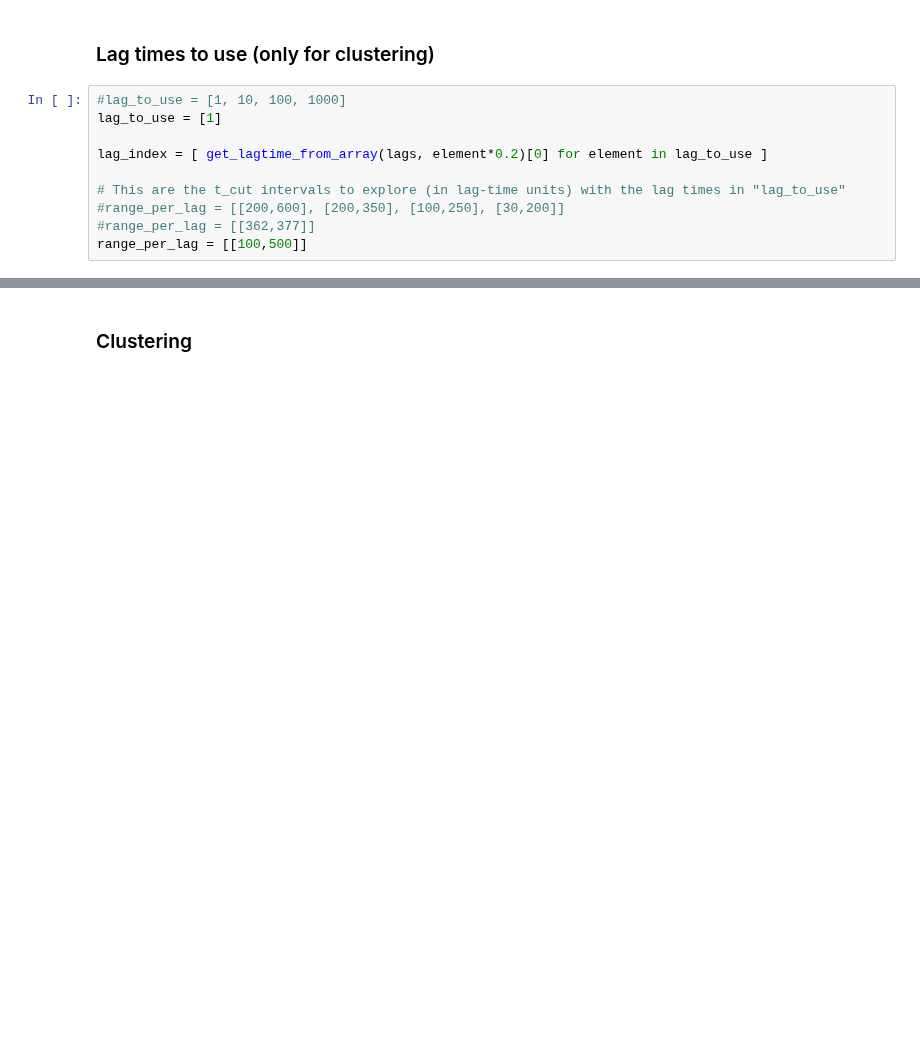
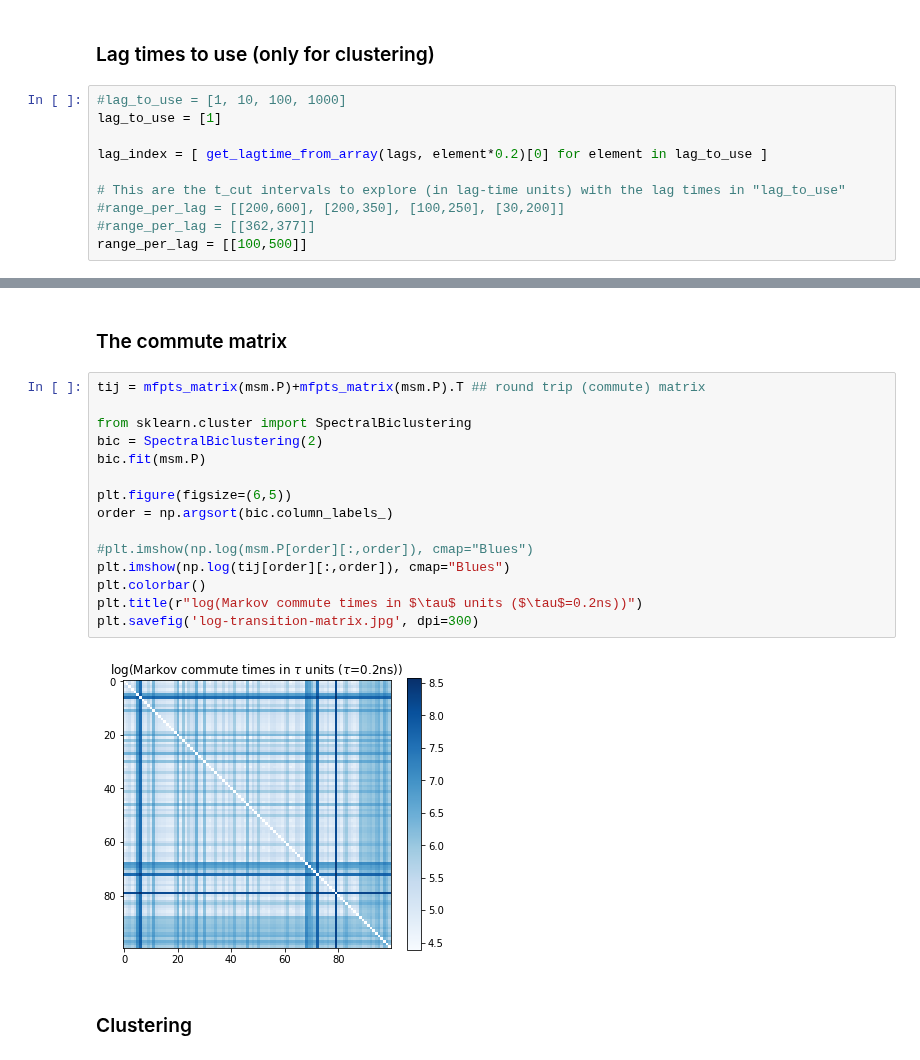
Before and after one commit to choderalab/msm-mfpt, a Jupyter notebook: models/Villin_model_postClustering2.ipynb, the cells around one changed output, grey strips where cells are left out. Cells and saved outputs as stored; diff of their text form; blank space fills up the shorter version.

```diff
--- a/models/Villin_model_postClustering2.ipynb
+++ b/models/Villin_model_postClustering2.ipynb
@@ -300,3 +326,22 @@ range_per_lag = [[100,500]]
+# %% [markdown]
+### The commute matrix
+# %%
+tij = mfpts_matrix(msm.P)+mfpts_matrix(msm.P).T ## round trip (commute) matrix
+
+from sklearn.cluster import SpectralBiclustering
+bic = SpectralBiclustering(2)
+bic.fit(msm.P)
+
+plt.figure(figsize=(6,5))
+order = np.argsort(bic.column_labels_)
+
+#plt.imshow(np.log(msm.P[order][:,order]), cmap="Blues")
+plt.imshow(np.log(tij[order][:,order]), cmap="Blues")
+plt.colorbar()
+plt.title(r"log(Markov commute times in $\tau$ units ($\tau$=0.2ns))")
+plt.savefig('log-transition-matrix.jpg', dpi=300)
+# %% [output]
+[figure, added]
 # %% [markdown]
 ### Clustering
 # %%
```
Also changed, not shown: parts of 5 cells of this notebook.
